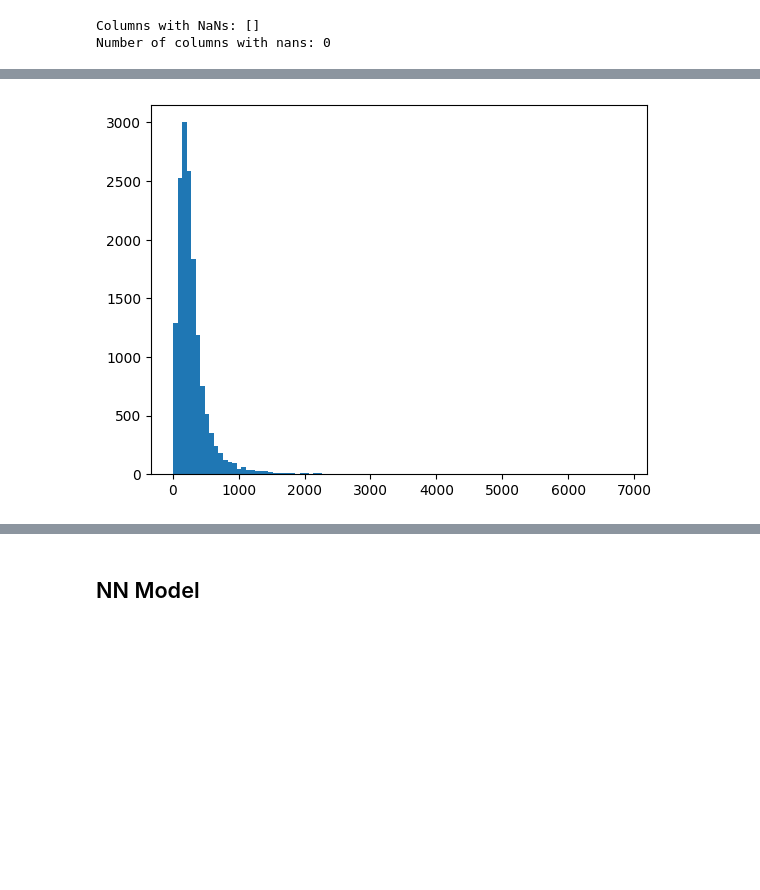
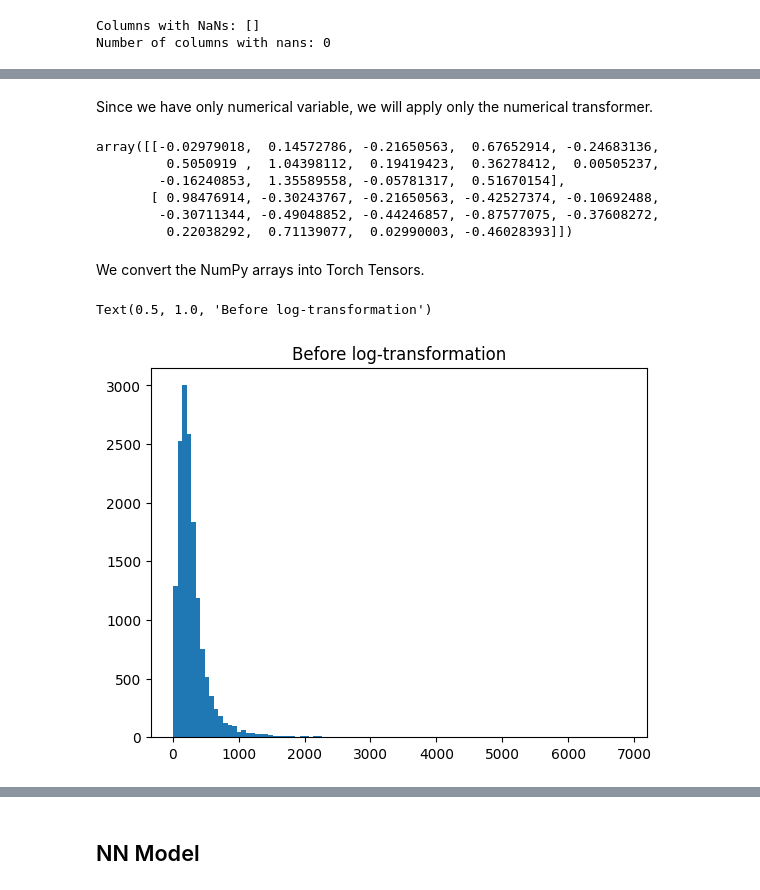
Before and after one commit to aquilina-barhouche/GenAI-Pinnacle-Program, a Jupyter notebook: Module 1 - Intro to DL using PyTorch/01_assignments/assignment_01_water_quality.ipynb, the cells around one changed output, grey strips where cells are left out. Drawn from its saved outputs; the diff is of its cells as text; code cells hidden in the pictures; blank space fills up the shorter version.

```diff
--- a/Module 1 - Intro to DL using PyTorch/01_assignments/assignment_01_water_quality.ipynb
+++ b/Module 1 - Intro to DL using PyTorch/01_assignments/assignment_01_water_quality.ipynb
@@ -144,3 +180,7 @@ array(['dalod', 'jagatpur', 'kokangaon', ..., 'dahi', 'valasaravakkam',
 # %%
-df.drop(columns=['Well_ID', 'State', 'District', 'Block', 'Village', 'Latitude',
-       'Longitude', 'Year',], inplace=True)
+df.drop(
+    columns=['Well_ID', 'State', 'District', 'Block', 'Village', 'Latitude', 'Longitude', 'Year'],
+    inplace=True
+)
+
+df.head(2)
@@ -164,13 +204,31 @@ Filling Categorical columns with missing values with 'NA'
 # %%
 X = df.drop(columns=['WQI', 'Water Quality Classification'], axis=1)
-y_wqi = df['WQI']
-y_wqc = df['Water Quality Classification']
-# we have only numerical
-numerical_transformer = StandardScaler()
+y = df[['WQI', 'Water Quality Classification']]
 
-X_train, X_test, y_train, y_test = train_test_split(X, y_wqi, test_size=0.2, random_state=0)
+X_train, X_test, y_train, y_test = train_test_split(X, y, test_size=0.2, random_state=0)
+# %%
+y_wqi_train = y_train['WQI']
+y_wqi_train_log = np.log1p(y_wqi_train)
+y_wqc_train = y_train['Water Quality Classification']
+y_wqi_test = y_test['WQI']
+y_wqi_test_log = np.log1p(y_wqi_test)
+y_wqc_test = y_test['Water Quality Classification']
+# %% [markdown]
+Since we have only numerical variable, we will apply only the numerical transformer.
 # %%
-X_train = numerical_transformer.fit_transform(X_train)
-X_test = numerical_transformer.transform(X_test)
+X_scaler = StandardScaler()
+
+X_train = X_scaler.fit_transform(X_train)
+X_test = X_scaler.transform(X_test)
+
 X_train[:2]
+# %% [output]
+array([[-0.02979018,  0.14572786, -0.21650563,  0.67652914, -0.24683136,
+         0.5050919 ,  1.04398112,  0.19419423,  0.36278412,  0.00505237,
+        -0.16240853,  1.35589558, -0.05781317,  0.51670154],
+       [ 0.98476914, -0.30243767, -0.21650563, -0.42527374, -0.10692488,
+        -0.30711344, -0.49048852, -0.44246857, -0.87577075, -0.37608272,
+         0.22038292,  0.71139077,  0.02990003, -0.46028393]])
+# %% [markdown]
+We convert the NumPy arrays into Torch Tensors.
 # %%
@@ -182,6 +239,6 @@ y_test_tensor = torch.tensor(y_test.values.reshape(-1,1), dtype=torch.float32)
-# %%
-import matplotlib.pyplot as plt
-plt.hist(y_train_tensor, bins=100)
-plt.show()
-# %% [output]
-[figure, removed]
+# %%
+plt.hist(y_wqi_train, bins=100)
+plt.title("Before log-transformation")
+# %% [output]
+Text(0.5, 1.0, 'Before log-transformation')
+[figure, added]
```
Also changed, not shown: parts of 45 cells of this notebook, 1 other file.
